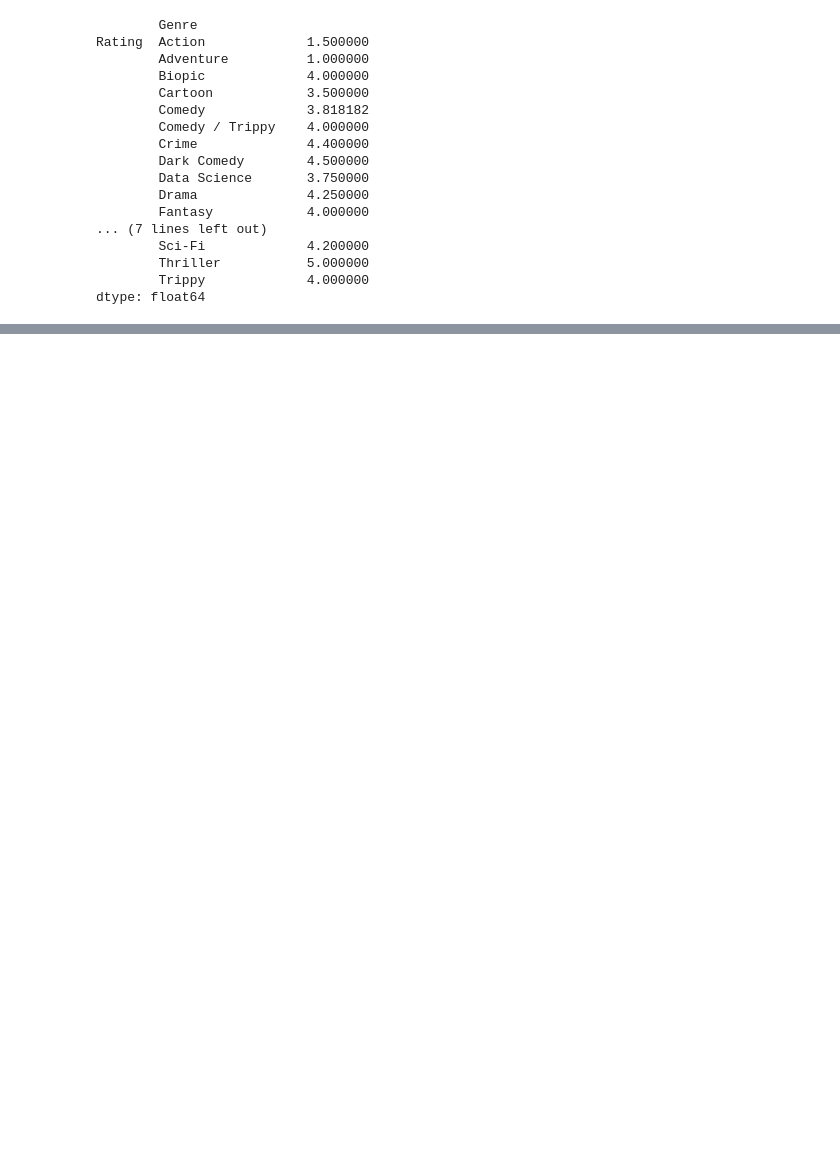
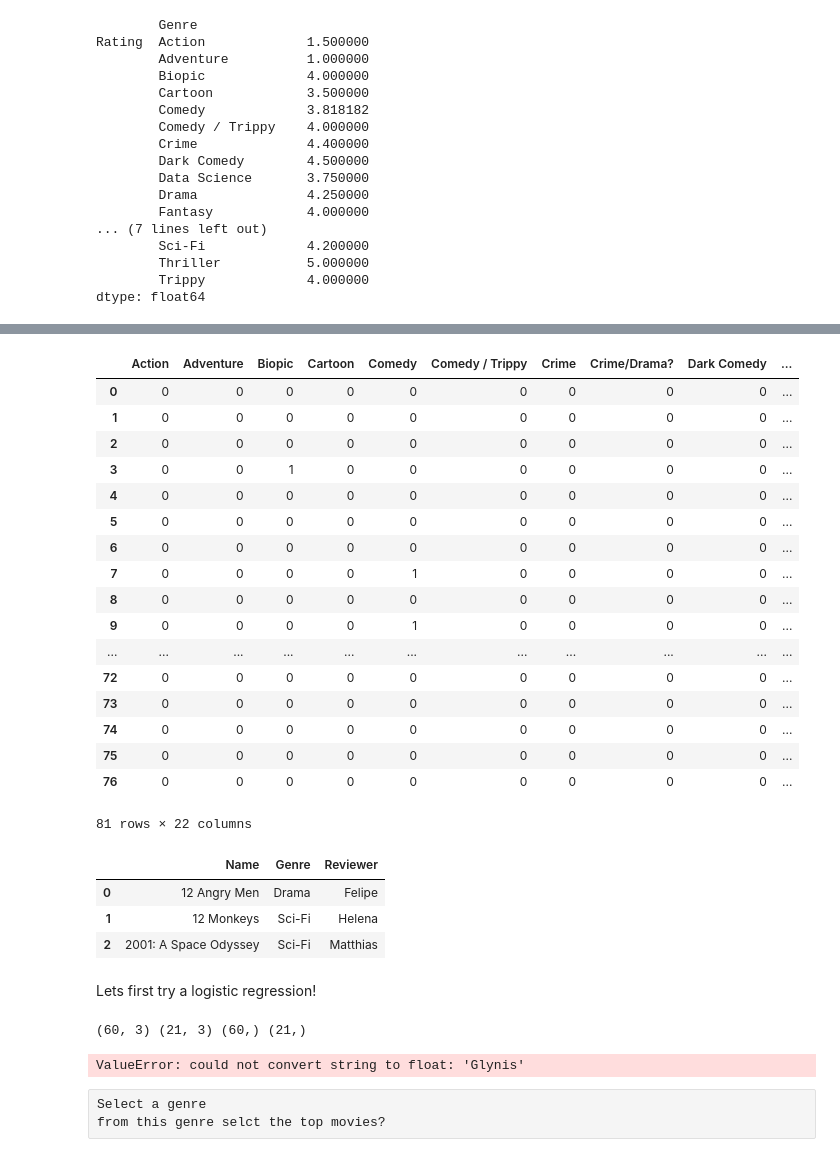
Before and after one commit to julian801/JC_Movie_Recommender, a Jupyter notebook: JC_Movie_Recommender.ipynb, the cells around one changed output, grey strips where cells are left out. Cells and saved outputs as stored; diff of their text form; code cells hidden in the pictures; blank space fills up the shorter version.

```diff
--- a/JC_Movie_Recommender.ipynb
+++ b/JC_Movie_Recommender.ipynb
@@ -6,0 +23,12 @@ df = pd.read_excel(PATH)
+# %%
+df = pd.read_excel(PATH)
+print(""
+     Julians Movie Recommender:
+
+     Enter your favorite genre or reviwer
+     and the program will recommend a movie
+
+     "")
+
+print('enter a genre (or leave it empty): ', end = '')
+genre = input
@@ -33,0 +82,49 @@ dtype: float64
+# %%
+y = df['Rating']
+###Need to convert your categories into one hot values!!!
+X = df[['Name','Genre','Reviewer']]
+from sklearn.preprocessing import LabelEncoder
+m = LabelEncoder()
+m.fit_transform(X['Genre'])
+pd.get_dummies(X['Genre'])
+# %% [output]
+|  | Action | Adventure | Biopic | Cartoon | Comedy | Comedy / Trippy | Crime | Crime/Drama? | Dark Comedy | ... |
+| 0 | 0 | 0 | 0 | 0 | 0 | 0 | 0 | 0 | 0 | ... |
+| 1 | 0 | 0 | 0 | 0 | 0 | 0 | 0 | 0 | 0 | ... |
+| 2 | 0 | 0 | 0 | 0 | 0 | 0 | 0 | 0 | 0 | ... |
+| 3 | 0 | 0 | 1 | 0 | 0 | 0 | 0 | 0 | 0 | ... |
+| 4 | 0 | 0 | 0 | 0 | 0 | 0 | 0 | 0 | 0 | ... |
+| 5 | 0 | 0 | 0 | 0 | 0 | 0 | 0 | 0 | 0 | ... |
+| 6 | 0 | 0 | 0 | 0 | 0 | 0 | 0 | 0 | 0 | ... |
+| 7 | 0 | 0 | 0 | 0 | 1 | 0 | 0 | 0 | 0 | ... |
+| 8 | 0 | 0 | 0 | 0 | 0 | 0 | 0 | 0 | 0 | ... |
+| 9 | 0 | 0 | 0 | 0 | 1 | 0 | 0 | 0 | 0 | ... |
+| ... | ... | ... | ... | ... | ... | ... | ... | ... | ... | ... |
+| 72 | 0 | 0 | 0 | 0 | 0 | 0 | 0 | 0 | 0 | ... |
+| 73 | 0 | 0 | 0 | 0 | 0 | 0 | 0 | 0 | 0 | ... |
+| 74 | 0 | 0 | 0 | 0 | 0 | 0 | 0 | 0 | 0 | ... |
+| 75 | 0 | 0 | 0 | 0 | 0 | 0 | 0 | 0 | 0 | ... |
+| 76 | 0 | 0 | 0 | 0 | 0 | 0 | 0 | 0 | 0 | ... |
+81 rows × 22 columns
+# %%
+X.head(3)
+# %% [output]
+|  | Name | Genre | Reviewer |
+| 0 | 12 Angry Men | Drama | Felipe |
+| 1 | 12 Monkeys | Sci-Fi | Helena |
+| 2 | 2001: A Space Odyssey | Sci-Fi | Matthias |
+# %% [markdown]
+Lets first try a logistic regression!
+# %%
+Xtrain, Xtest, ytrain, ytest = train_test_split(X, y)
+print(Xtrain.shape, Xtest.shape, ytrain.shape, ytest.shape)
+# create a decision tree
+m = DecisionTreeClassifier(max_depth=3)
+# %% [output]
+(60, 3) (21, 3) (60,) (21,)
+# %%
+m.fit(Xtrain, ytrain)
+print(m.score(Xtrain, ytrain))
+print(m.score(Xtest, ytest))
+# %% [output]
+ValueError: could not convert string to float: 'Glynis'
@@ -33,0 +138,3 @@ dtype: float64
+# %% [raw]
+Select a genre
+from this genre selct the top movies?
```
Also changed, not shown: parts of 9 cells of this notebook, 1 other file.
